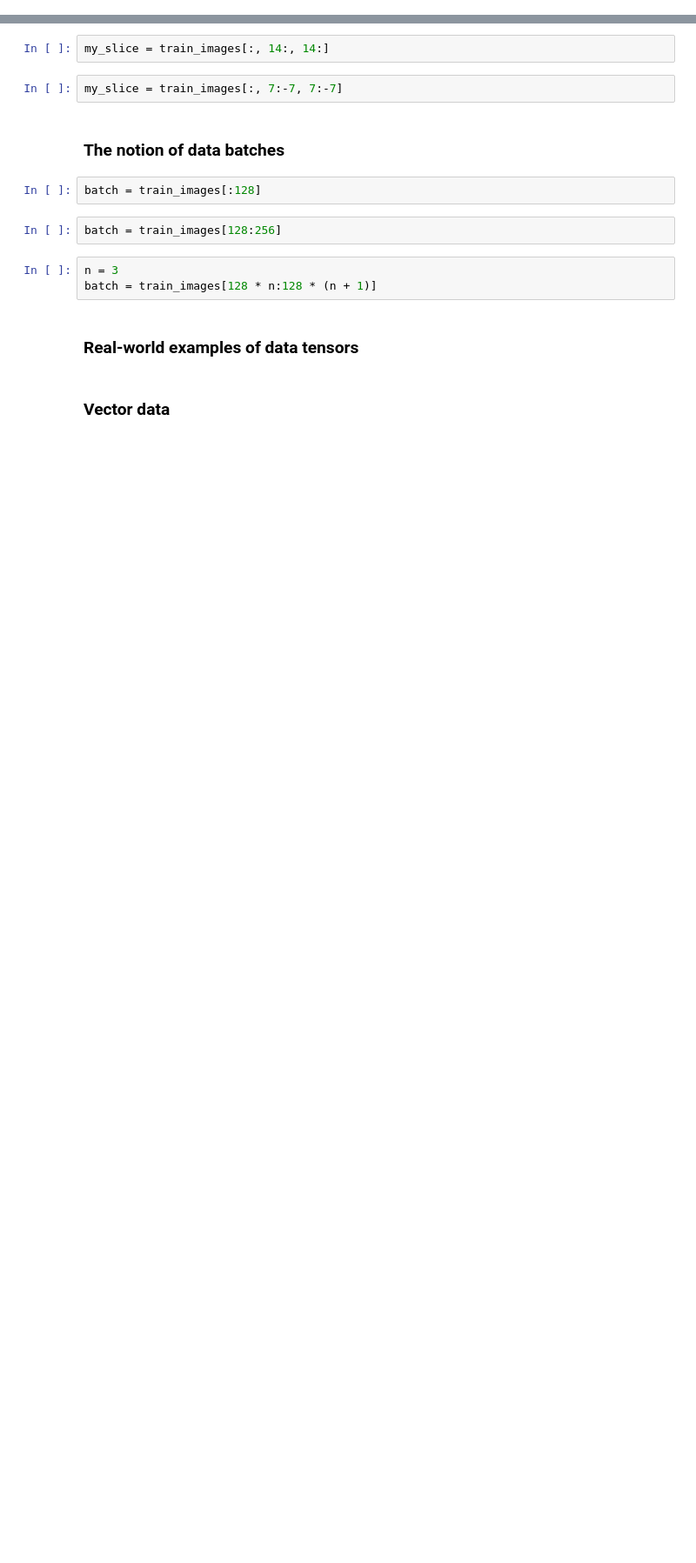
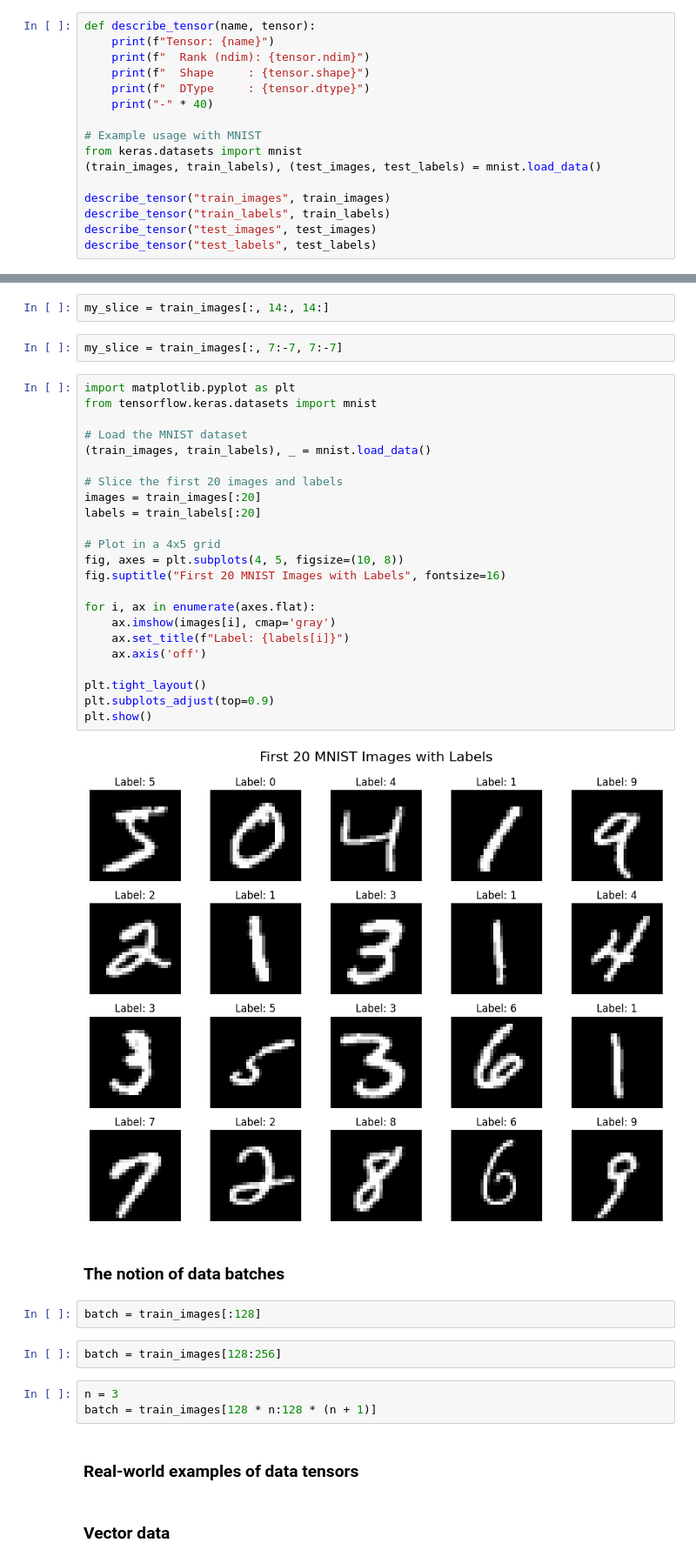
Before and after one commit to PhonxayMax/5_Deep-Learning-with-Python_Francois-Chollet, a Jupyter notebook: CH2_chapter02_mathematical_building_blocks.ipynb, the cells around one changed output, grey strips where cells are left out. Shown at 87% size. Cells and saved outputs as stored; diff of their text form; blank space fills up the shorter version.

```diff
--- a/CH2_chapter02_mathematical_building_blocks.ipynb
+++ b/CH2_chapter02_mathematical_building_blocks.ipynb
@@ -197,0 +222,16 @@ train_images.dtype
+# %%
+def describe_tensor(name, tensor):
+    print(f"Tensor: {name}")
+    print(f"  Rank (ndim): {tensor.ndim}")
+    print(f"  Shape     : {tensor.shape}")
+    print(f"  DType     : {tensor.dtype}")
+    print("-" * 40)
+
+# Example usage with MNIST
+from keras.datasets import mnist
+(train_images, train_labels), (test_images, test_labels) = mnist.load_data()
+
+describe_tensor("train_images", train_images)
+describe_tensor("train_labels", train_labels)
+describe_tensor("test_images", test_images)
+describe_tensor("test_labels", test_labels)
@@ -219,6 +290,31 @@ my_slice.shape
 my_slice = train_images[:, 14:, 14:]
 # %%
 my_slice = train_images[:, 7:-7, 7:-7]
+# %%
+import matplotlib.pyplot as plt
+from tensorflow.keras.datasets import mnist
+
+# Load the MNIST dataset
+(train_images, train_labels), _ = mnist.load_data()
+
+# Slice the first 20 images and labels
+images = train_images[:20]
+labels = train_labels[:20]
+
+# Plot in a 4x5 grid
+fig, axes = plt.subplots(4, 5, figsize=(10, 8))
+fig.suptitle("First 20 MNIST Images with Labels", fontsize=16)
+
+for i, ax in enumerate(axes.flat):
+    ax.imshow(images[i], cmap='gray')
+    ax.set_title(f"Label: {labels[i]}")
+    ax.axis('off')
+
+plt.tight_layout()
+plt.subplots_adjust(top=0.9)
+plt.show()
+# %% [output]
+[figure, added]
 # %% [markdown]
 ### The notion of data batches
 # %%
```
Also changed, not shown: parts of 21 cells of this notebook.
